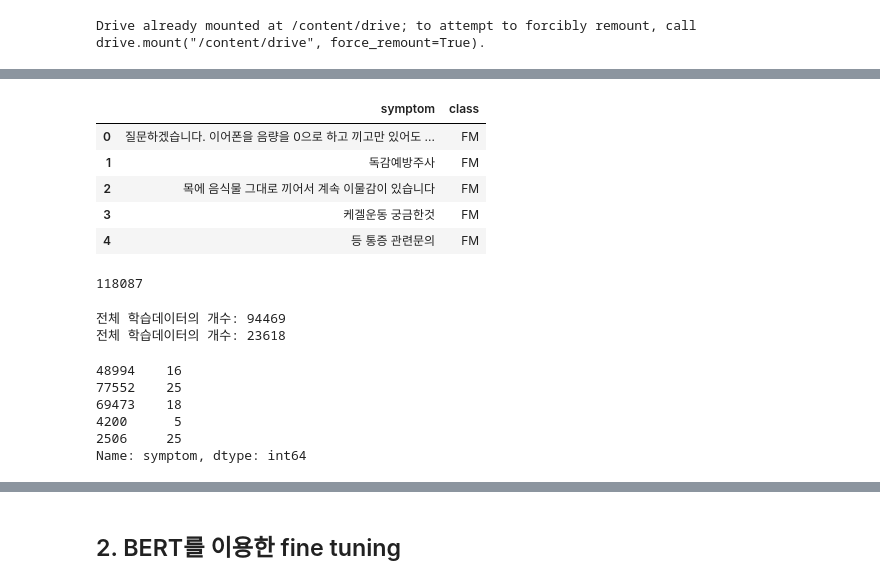
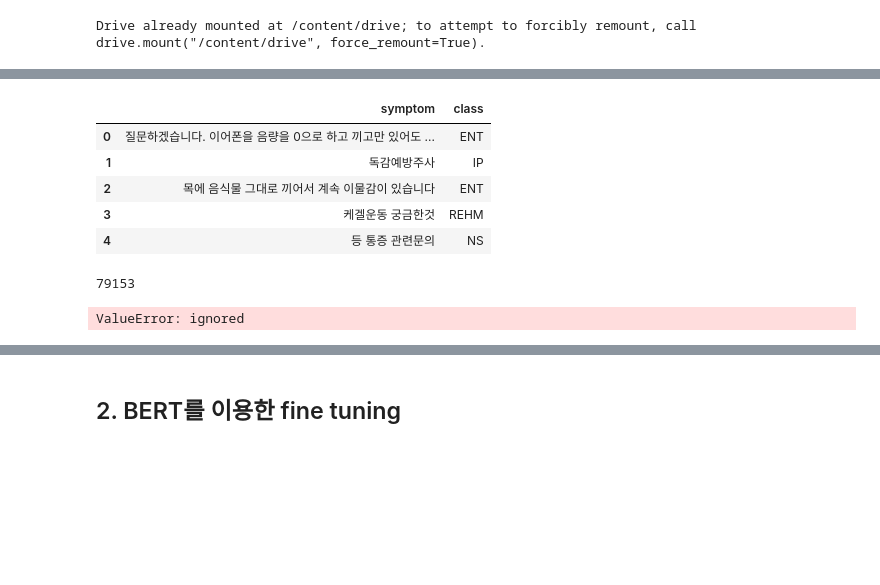
Before and after one commit to HyeonhoonLee/KoNLP, a Jupyter notebook: BERT_finetune.ipynb, the cells around one changed output, grey strips where cells are left out. Saved outputs shown, nothing was run; the diff lists cells and outputs as text; code cells hidden in the pictures; blank space fills up the shorter version.

```diff
--- a/BERT_finetune.ipynb
+++ b/BERT_finetune.ipynb
@@ -36,19 +37,19 @@ combined.csv                  6.62MB
 # %%
 #loading csv data
-all_data = pd.read_csv(DATA_IN_PATH + 'combined.csv', quoting = 2)
+all_data = pd.read_csv(DATA_IN_PATH + 'combined_dup(-2000).csv', quoting = 2)
 all_data.head()
 # %% [output]
 |  | symptom | class |
-| 0 | 질문하겠습니다. 이어폰을 음량을 0으로 하고 끼고만 있어도 ... | FM |
-| 1 | 독감예방주사 | FM |
-| 2 | 목에 음식물 그대로 끼어서 계속 이물감이 있습니다 | FM |
-| 3 | 케겔운동 궁금한것 | FM |
-| 4 | 등 통증 관련문의 | FM |
+| 0 | 질문하겠습니다. 이어폰을 음량을 0으로 하고 끼고만 있어도 ... | ENT |
+| 1 | 독감예방주사 | IP |
+| 2 | 목에 음식물 그대로 끼어서 계속 이물감이 있습니다 | ENT |
+| 3 | 케겔운동 궁금한것 | REHM |
+| 4 | 등 통증 관련문의 | NS |
 # %%
 # all_data의 전체 길이
 len(all_data)
 # %% [output]
-118087
+79153
 # %%
 #stratififed split to train_data, test_data
 from sklearn.model_selection import StratifiedShuffleSplit
@@ -58,23 +59,15 @@ split = StratifiedShuffleSplit(n_splits=1, test_size=0.2, random_state=seed)
 for train_idx, test_idx in split.split(all_data, all_data["class"]):
     train_data = all_data.loc[train_idx]
     test_data = all_data.loc[test_idx]
+# %% [output]
+ValueError: ignored
 # %%
 print('전체 학습데이터의 개수: {}'.format(len(train_data)))
 print('전체 학습데이터의 개수: {}'.format(len(test_data)))
-# %% [output]
-전체 학습데이터의 개수: 94469
-전체 학습데이터의 개수: 23618
 # %%
 train_length = train_data['symptom'].astype(str).apply(len)
 # %%
 train_length.head()
-# %% [output]
-48994    16
-77552    25
-69473    18
-4200      5
-2506     25
-Name: symptom, dtype: int64
 # %%
 # 그래프에 대한 이미지 사이즈 선언
 # figsize: (가로, 세로) 형태의 튜플로 입력
```
Also changed, not shown: parts of 14 cells of this notebook.
